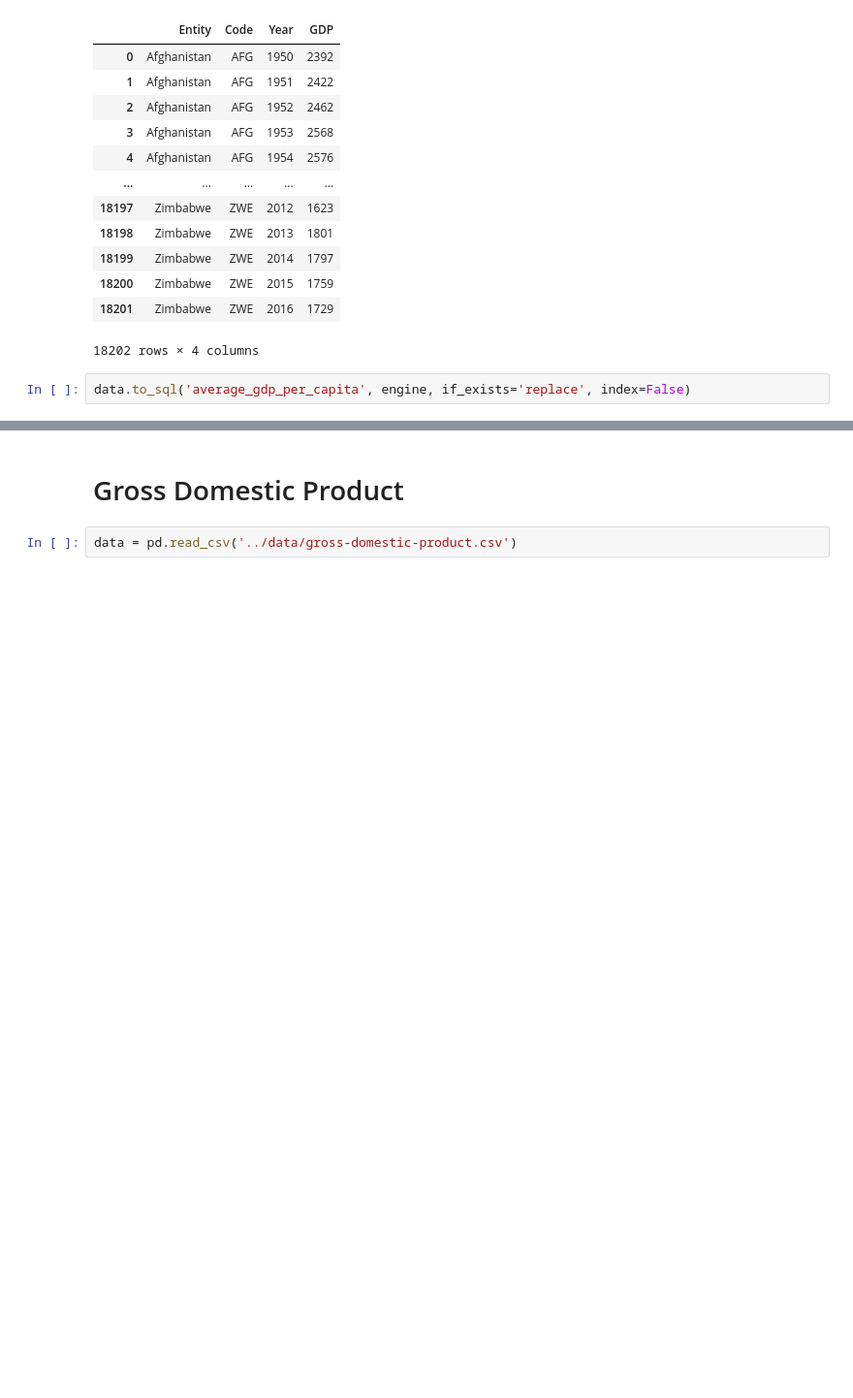
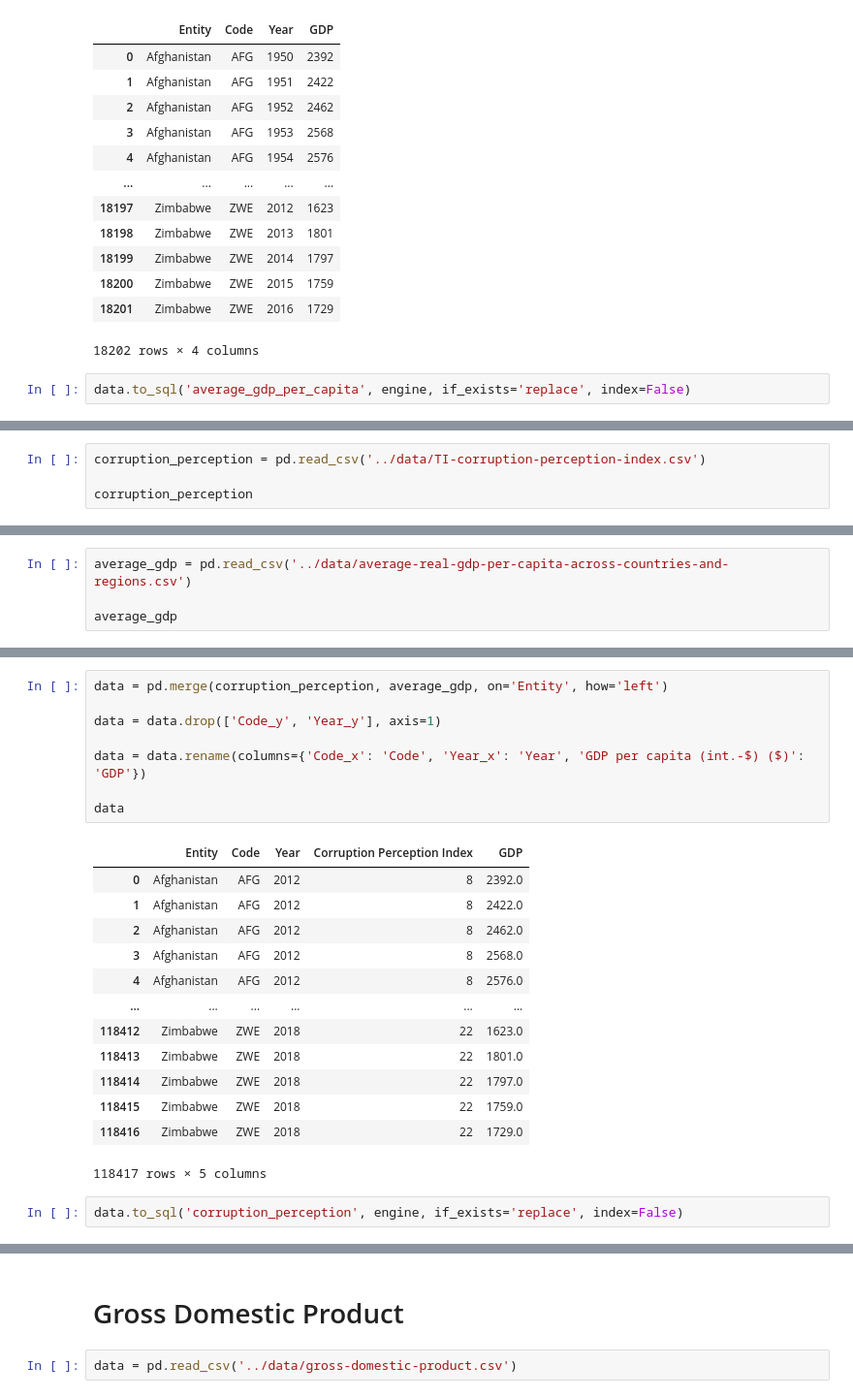
Before and after one commit to leonvanderlee/why_are_countries_wealthy, a Jupyter notebook: code/cleaning.ipynb, the cells around one changed output, grey strips where cells are left out. Shown at 97% size. Cells and saved outputs as stored; diff of their text form; blank space fills up the shorter version.

```diff
--- a/code/cleaning.ipynb
+++ b/code/cleaning.ipynb
@@ -35,0 +38,4 @@ data.to_sql('average_gdp_per_capita', engine, if_exists='replace', index=False)
+# %%
+corruption_perception = pd.read_csv('../data/TI-corruption-perception-index.csv')
+
+corruption_perception
@@ -35,0 +56,4 @@ data.to_sql('average_gdp_per_capita', engine, if_exists='replace', index=False)
+# %%
+average_gdp = pd.read_csv('../data/average-real-gdp-per-capita-across-countries-and-regions.csv')
+
+average_gdp
@@ -35,0 +74,24 @@ data.to_sql('average_gdp_per_capita', engine, if_exists='replace', index=False)
+# %%
+data = pd.merge(corruption_perception, average_gdp, on='Entity', how='left')
+
+data = data.drop(['Code_y', 'Year_y'], axis=1)
+
+data = data.rename(columns={'Code_x': 'Code', 'Year_x': 'Year', 'GDP per capita (int.-$) ($)': 'GDP'})
+
+data
+# %% [output]
+|  | Entity | Code | Year | Corruption Perception Index | GDP |
+| 0 | Afghanistan | AFG | 2012 | 8 | 2392.0 |
+| 1 | Afghanistan | AFG | 2012 | 8 | 2422.0 |
+| 2 | Afghanistan | AFG | 2012 | 8 | 2462.0 |
+| 3 | Afghanistan | AFG | 2012 | 8 | 2568.0 |
+| 4 | Afghanistan | AFG | 2012 | 8 | 2576.0 |
+| ... | ... | ... | ... | ... | ... |
+| 118412 | Zimbabwe | ZWE | 2018 | 22 | 1623.0 |
+| 118413 | Zimbabwe | ZWE | 2018 | 22 | 1801.0 |
+| 118414 | Zimbabwe | ZWE | 2018 | 22 | 1797.0 |
+| 118415 | Zimbabwe | ZWE | 2018 | 22 | 1759.0 |
+| 118416 | Zimbabwe | ZWE | 2018 | 22 | 1729.0 |
+118417 rows × 5 columns
+# %%
+data.to_sql('corruption_perception', engine, if_exists='replace', index=False)
```
Also changed, not shown: parts of 8 cells of this notebook, 24 other files.
